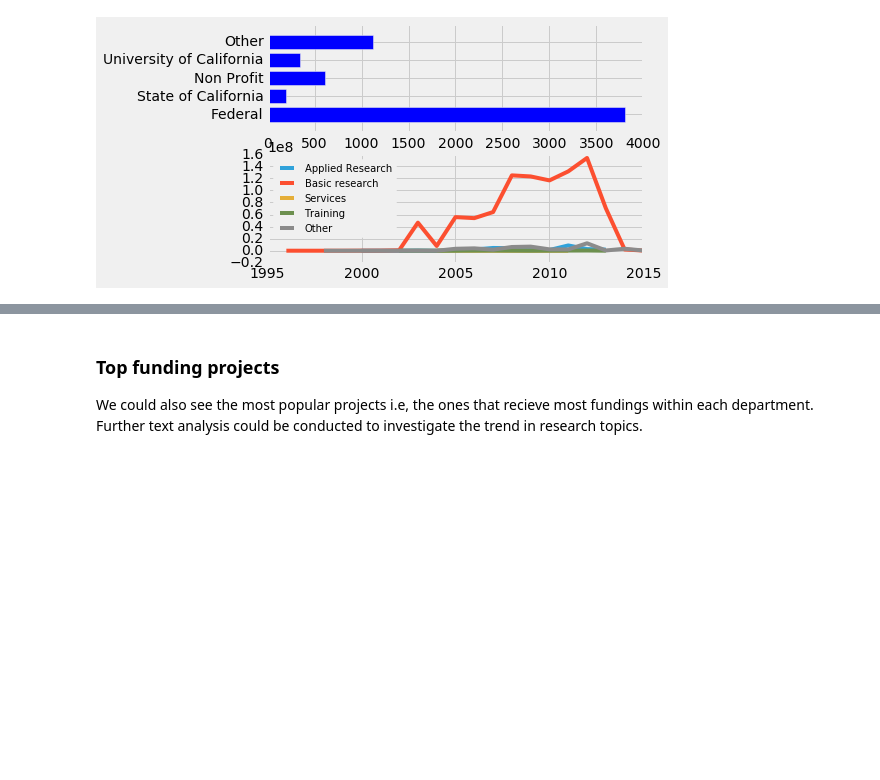
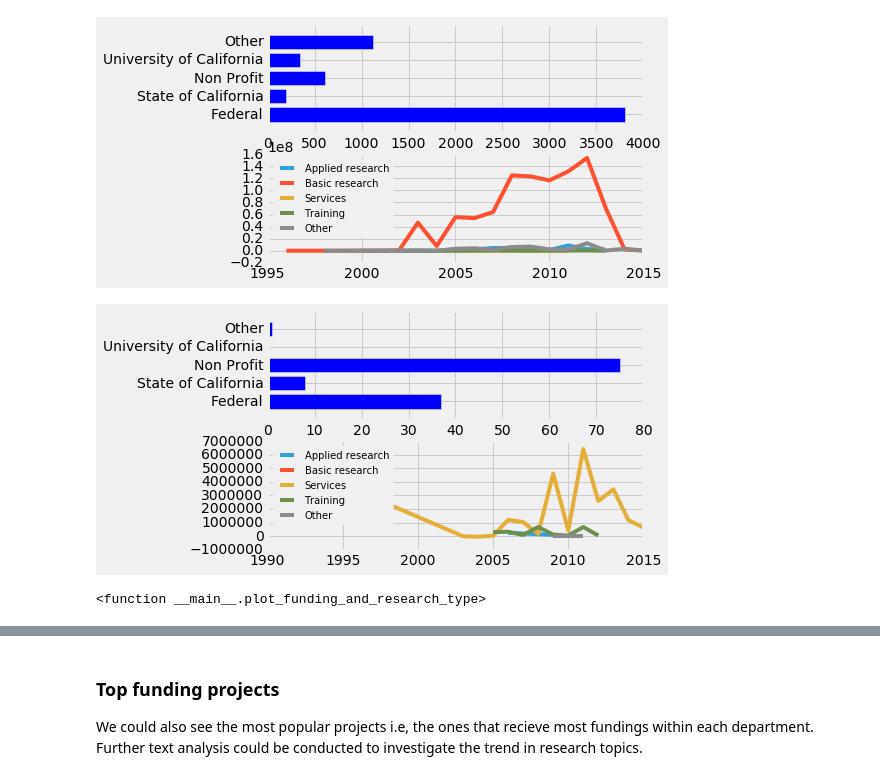
Before and after one commit to BIDS-projects/research-mapping, a Jupyter notebook: visualization.ipynb, the cells around one changed output, grey strips where cells are left out. Cells and saved outputs as stored; diff of their text form; code cells hidden in the pictures; blank space fills up the shorter version.

```diff
--- a/visualization.ipynb
+++ b/visualization.ipynb
@@ -131,7 +131,6 @@ def plot_funding_and_research_type(dept):
     z = cleaned_research.loc[cleaned_research['Department'] == dept, ['Activity Type','Grant Amount', 'Department','Year']]
     a = z['Grant Amount'].groupby([z['Activity Type'], z['Year']]).sum()
 
-
     plt.figure()
     plt.subplot(2,1,1)
     LABELS = ['Federal', 'State of California', 'Non Profit', 'University of California', 'Other']
@@ -139,15 +138,20 @@ def plot_funding_and_research_type(dept):
     plt.yticks(y, LABELS)
 
     plt.subplot(2,1,2)
-    plt.plot(a['Applied research'], label = 'Applied Research')
-    plt.plot(a['Basic research'], label = 'Basic research')
-    plt.plot(a['Services'], label = 'Services')
-    plt.plot(a['Training'], label = 'Training')
-    plt.plot(a['Other'], label = 'Other')
+    types_of_research = ['Applied research','Basic research', 'Services', 'Training', 'Other']
+
+    for research_type in types_of_research:
+        plt.plot(a[research_type], label = research_type)
     plt.legend(loc=2,prop={'size':10})
     plt.show()
 
 plot_funding_and_research_type('ERSO Engineering Research Support Organization')
 # %% [output]
 [figure]
+# %%
+unique_divisions = list(set(by_dept_funding['Dept/Division']))[1:]
+interact(plot_funding_and_research_type, dept=unique_divisions)
+# %% [output]
+[figure, added]
+<function __main__.plot_funding_and_research_type>
 # %%
```
Also changed, not shown: parts of 3 cells of this notebook.
